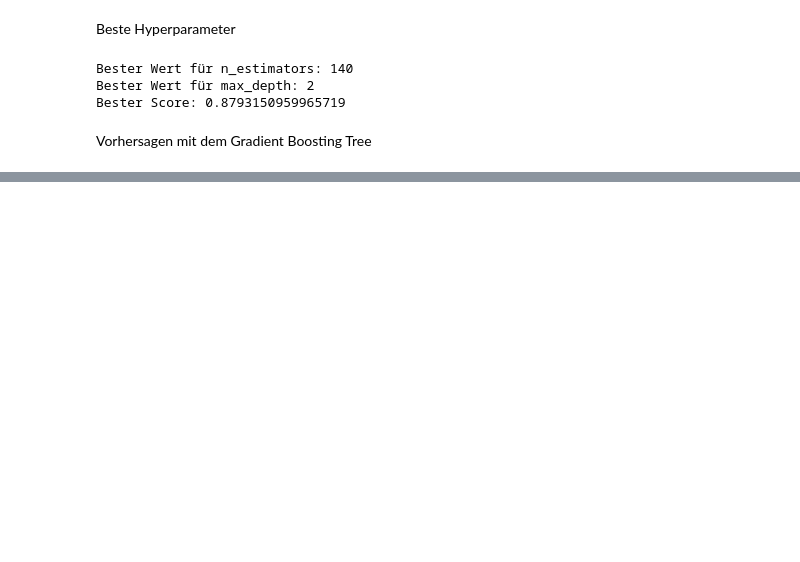
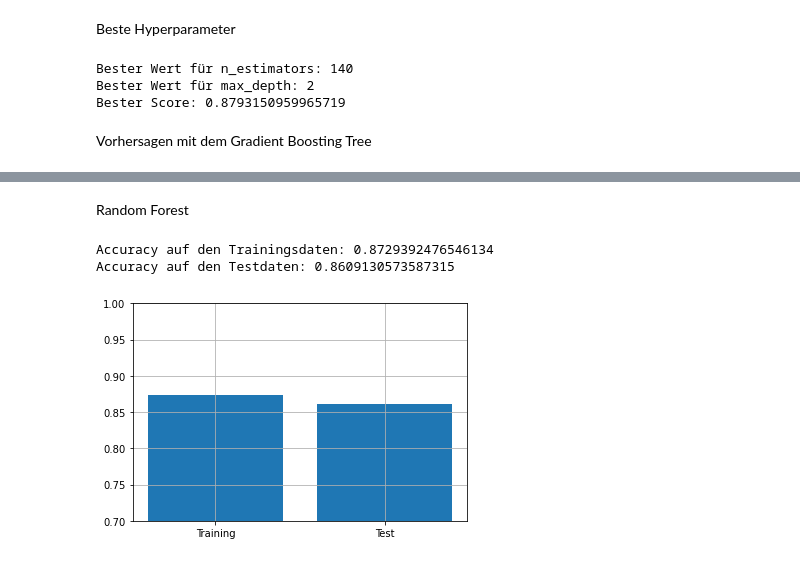
Before and after one commit to czal1011/ml-labor, a Jupyter notebook: project.ipynb, the cells around one changed output, grey strips where cells are left out. Saved outputs shown, nothing was run; the diff lists cells and outputs as text; code cells hidden in the pictures; blank space fills up the shorter version.

```diff
--- a/project.ipynb
+++ b/project.ipynb
@@ -411,0 +480,14 @@ print(end='')
+# %% [markdown]
+Random Forest
+# %%
+print('Accuracy auf den Trainingsdaten:', stats['rf']['acc_train'],
+'\nAccuracy auf den Testdaten:', stats['rf']['acc'])
+pyplot.bar([0,1], [stats['rf']['acc_train'], stats['rf']['acc']])
+pyplot.grid(True)
+pyplot.ylim(0.7, 1.0)
+pyplot.xticks([0,1], ['Training', 'Test'])
+pyplot.show()
+# %% [output]
+Accuracy auf den Trainingsdaten: 0.8729392476546134
+Accuracy auf den Testdaten: 0.8609130573587315
+[figure, added]
```
Also changed, not shown: parts of 50 cells of this notebook.
